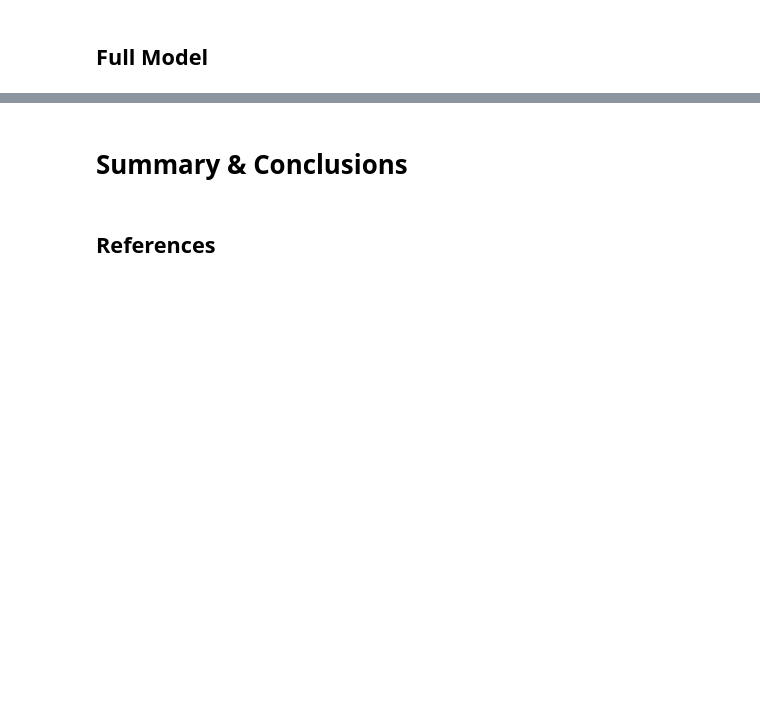
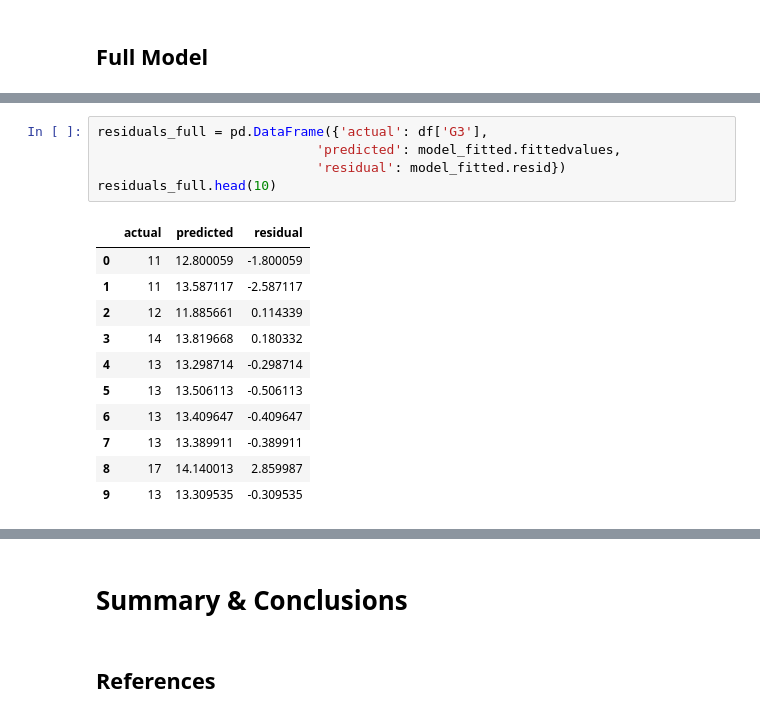
Before and after one commit to Rhyme1325/Analytics_project, a Jupyter notebook: project.ipynb, the cells around one changed output, grey strips where cells are left out. Saved outputs shown, nothing was run; the diff lists cells and outputs as text; blank space fills up the shorter version.

```diff
--- a/project.ipynb
+++ b/project.ipynb
@@ -487,0 +461,17 @@ print(model_fitted.summary())
+# %%
+residuals_full = pd.DataFrame({'actual': df['G3'],
+                            'predicted': model_fitted.fittedvalues,
+                            'residual': model_fitted.resid})
+residuals_full.head(10)
+# %% [output]
+|  | actual | predicted | residual |
+| 0 | 11 | 12.800059 | -1.800059 |
+| 1 | 11 | 13.587117 | -2.587117 |
+| 2 | 12 | 11.885661 | 0.114339 |
+| 3 | 14 | 13.819668 | 0.180332 |
+| 4 | 13 | 13.298714 | -0.298714 |
+| 5 | 13 | 13.506113 | -0.506113 |
+| 6 | 13 | 13.409647 | -0.409647 |
+| 7 | 13 | 13.389911 | -0.389911 |
+| 8 | 17 | 14.140013 | 2.859987 |
+| 9 | 13 | 13.309535 | -0.309535 |
```
Also changed, not shown: parts of 13 cells of this notebook.
